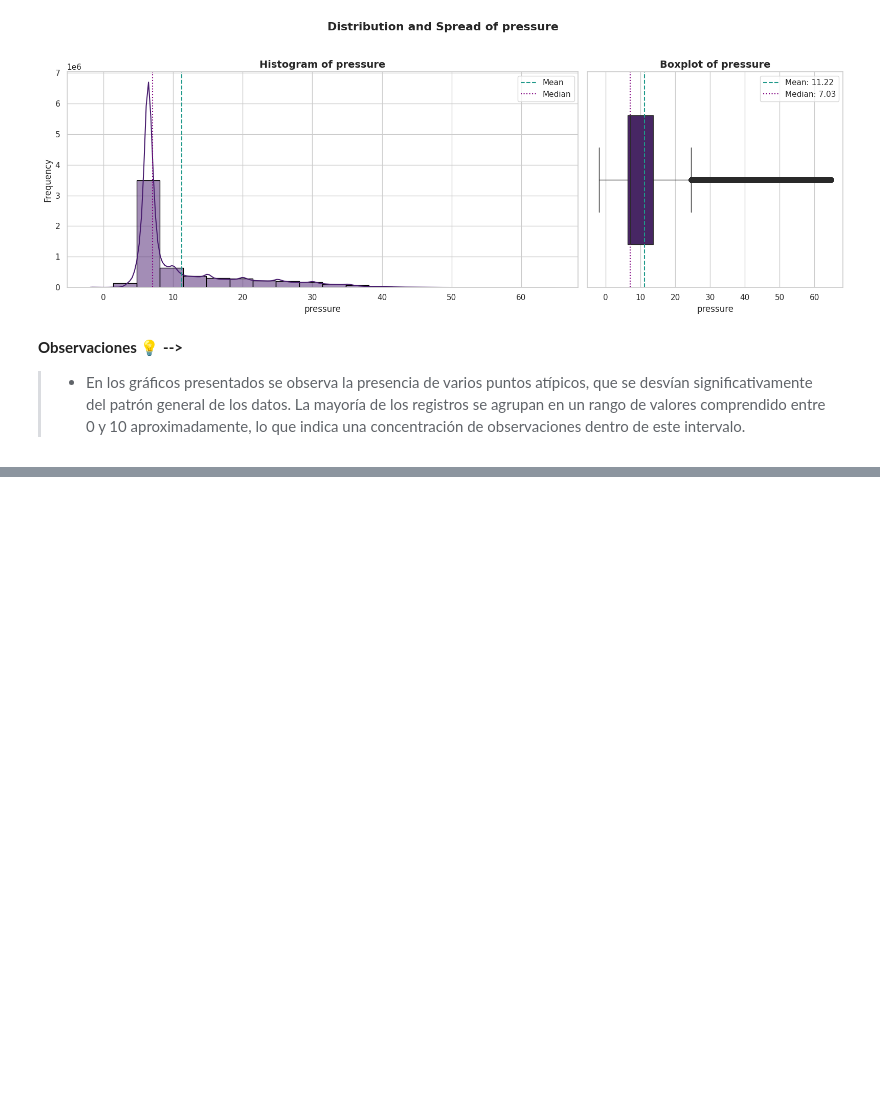
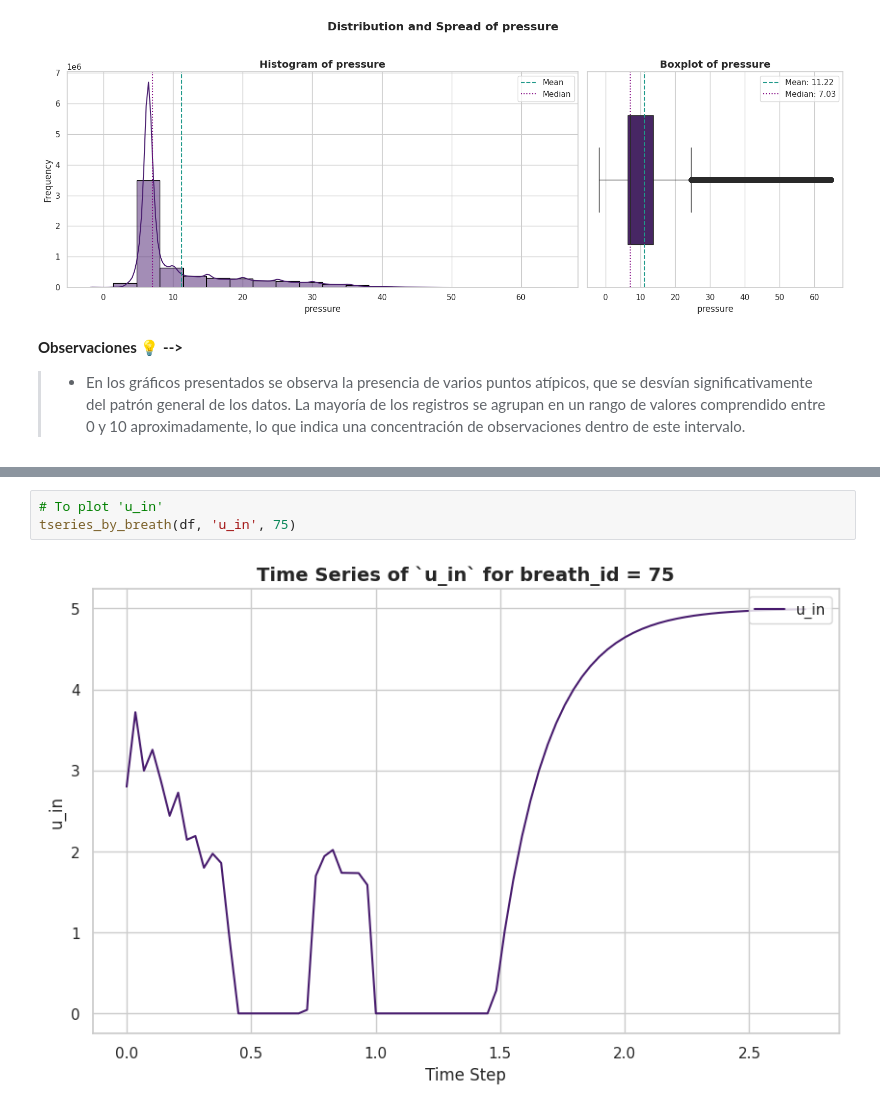
Before and after one commit to Andrea-gt/pressure-prediction, a Jupyter notebook: pressure_prediction.ipynb, the cells around one changed output, grey strips where cells are left out. Cells and saved outputs as stored; diff of their text form; blank space fills up the shorter version.

```diff
--- a/pressure_prediction.ipynb
+++ b/pressure_prediction.ipynb
@@ -423,0 +485,5 @@ plot_column(df, 'pressure')  # Generate and display a histogram and boxplot for
+# %%
+# To plot 'u_in'
+tseries_by_breath(df, 'u_in', 75)
+# %% [output]
+[figure, added]
```
Also changed, not shown: parts of 15 cells of this notebook.
